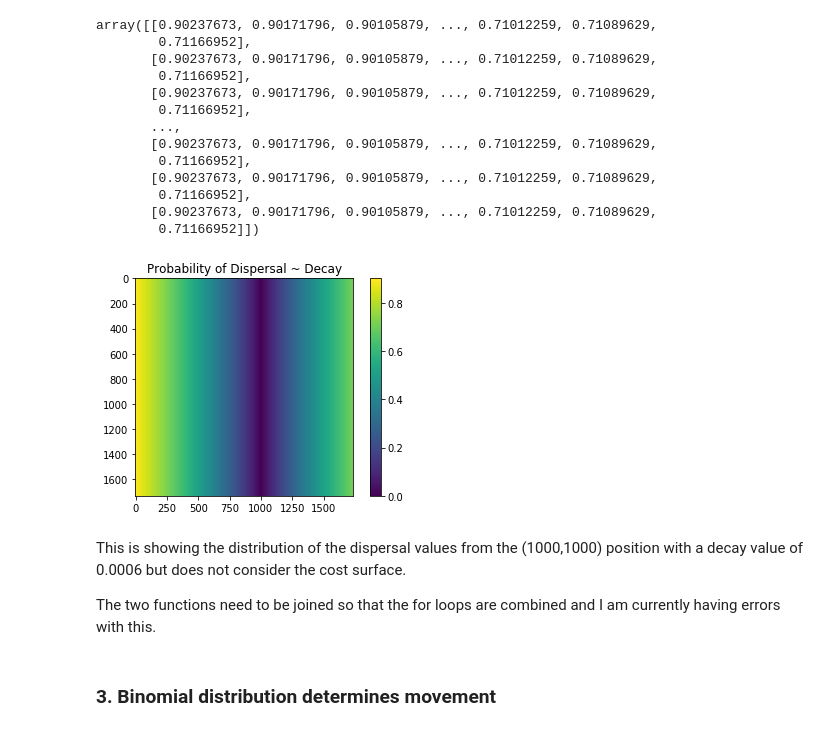
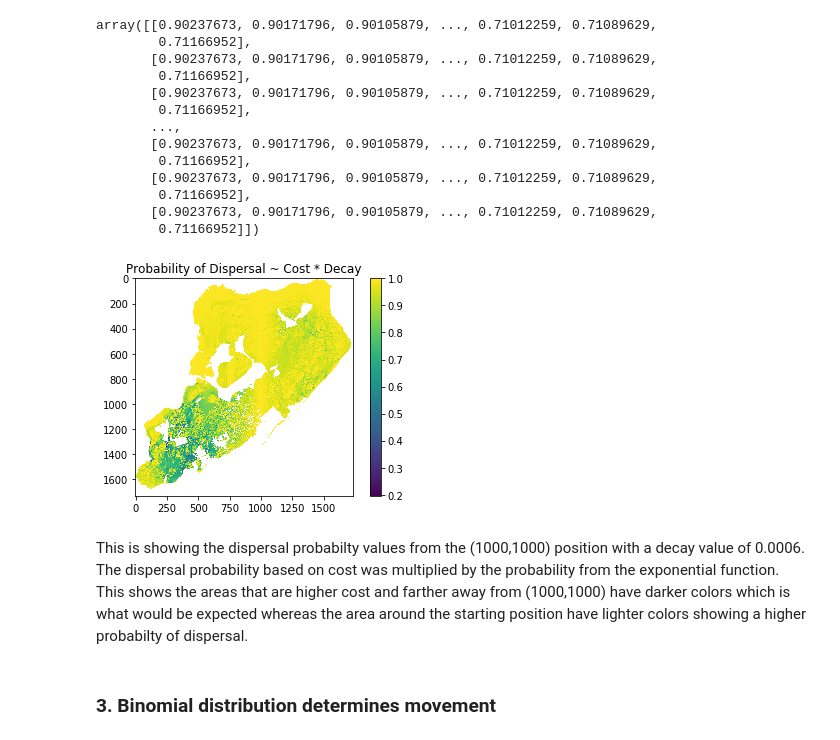
Before and after one commit to mvanack/PDSB-Project, a Jupyter notebook: notebooks/2_Defining_Dispersal.ipynb, the cells around one changed output. Saved outputs shown, nothing was run; the diff lists cells and outputs as text; code cells hidden in the pictures.

```diff
--- a/notebooks/2_Defining_Dispersal.ipynb
+++ b/notebooks/2_Defining_Dispersal.ipynb
@@ -84,7 +84,7 @@ def cost_prob(x, y):
     result = np.empty((p.shape))
     for i in range(rows): # loop  through row number
         for j in range(cols): # loop through columns
-            result[i,j] = 1 - (p[i,j]/denom) # this is the inverse of the cost - higher probability with lower cost
+            result[i,j] = (p[i,j]/denom) # this is the cost - lower probability with higher cost
     #np.savetxt("result.csv", result, fmt='%.2f', delimiter=",") # if you would like to look at the result data
     return result
 # %%
@@ -164,17 +164,21 @@ array([[0.90237673, 0.90171796, 0.90105879, ..., 0.71012259, 0.71089629,
         0.71166952],
        [0.90237673, 0.90171796, 0.90105879, ..., 0.71012259, 0.71089629,
         0.71166952]])
+# %%
+# Multiply to combine the cost and exponential decay functions
+
+fulldisp = np.multiply(x1, x2)
+fulldisp = 1-fulldisp
 # %%
-plt.imshow(x2)
-plt.title('Probability of Dispersal ~ Decay')
+masked_array5 = np.ma.masked_inside(fulldisp, 0.99999999999,1)
+plt.imshow(masked_array5)
+plt.title('Probability of Dispersal ~ Cost * Decay')
 plt.colorbar()
 plt.show()
 # %% [output]
-[figure, old version]
+[figure, new version]
-# %% [markdown]
-This is showing the distribution of the dispersal values from the (1000,1000) position with a decay value of 0.0006 but does not consider the cost surface.
-
-The two functions need to be joined so that the for loops are combined and I am currently having errors with this.
+# %% [markdown]
+This is showing the dispersal probabilty values from the (1000,1000) position with a decay value of 0.0006. The dispersal probability based on cost was multiplied by the probability from the exponential function. This shows the areas that are higher cost and farther away from (1000,1000) have darker colors which is what would be expected whereas the area around the starting position have lighter colors showing a higher probabilty of dispersal.
 # %% [markdown]
 ### 3. Binomial distribution determines movement
 # %%
```
Also changed, not shown: parts of 4 cells of this notebook.
